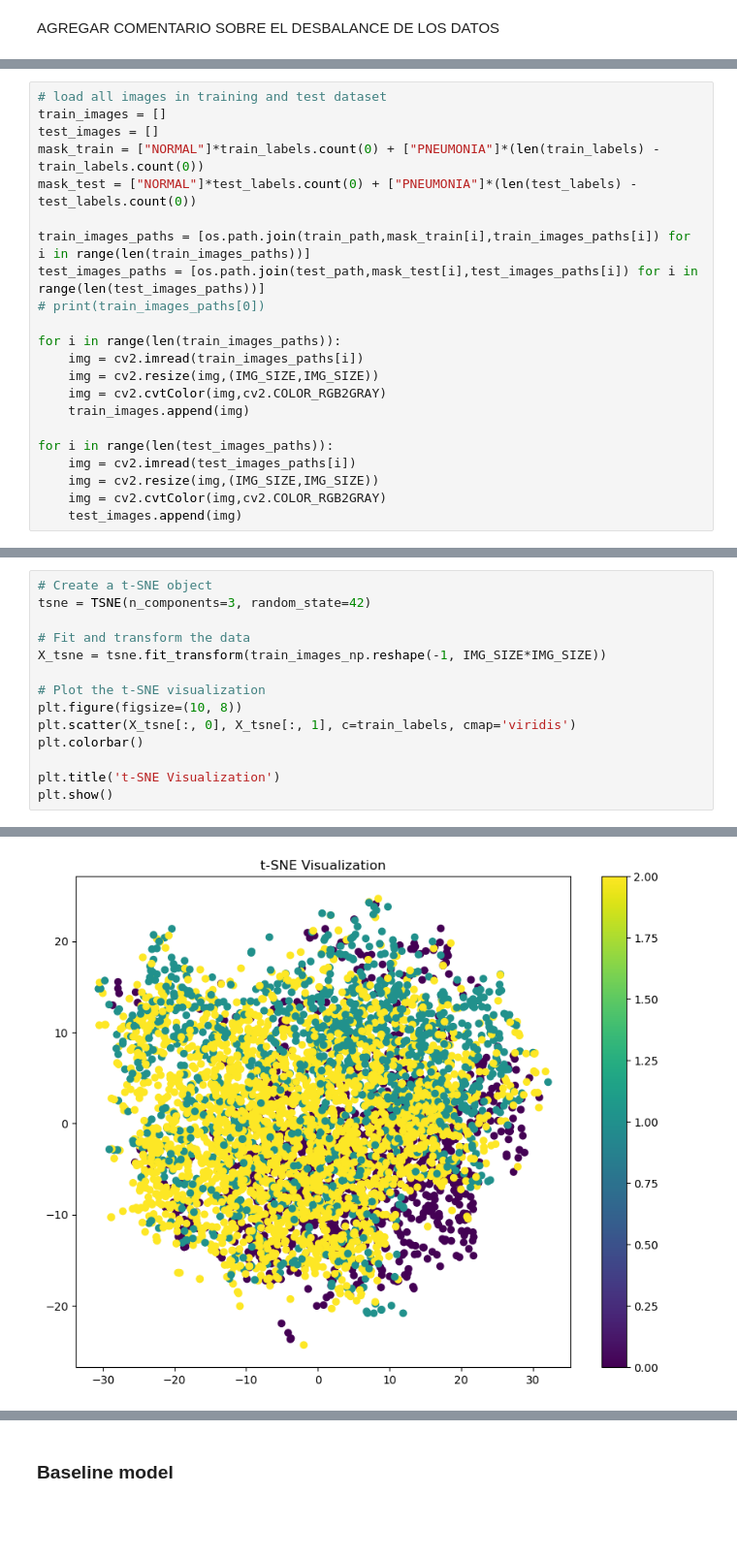
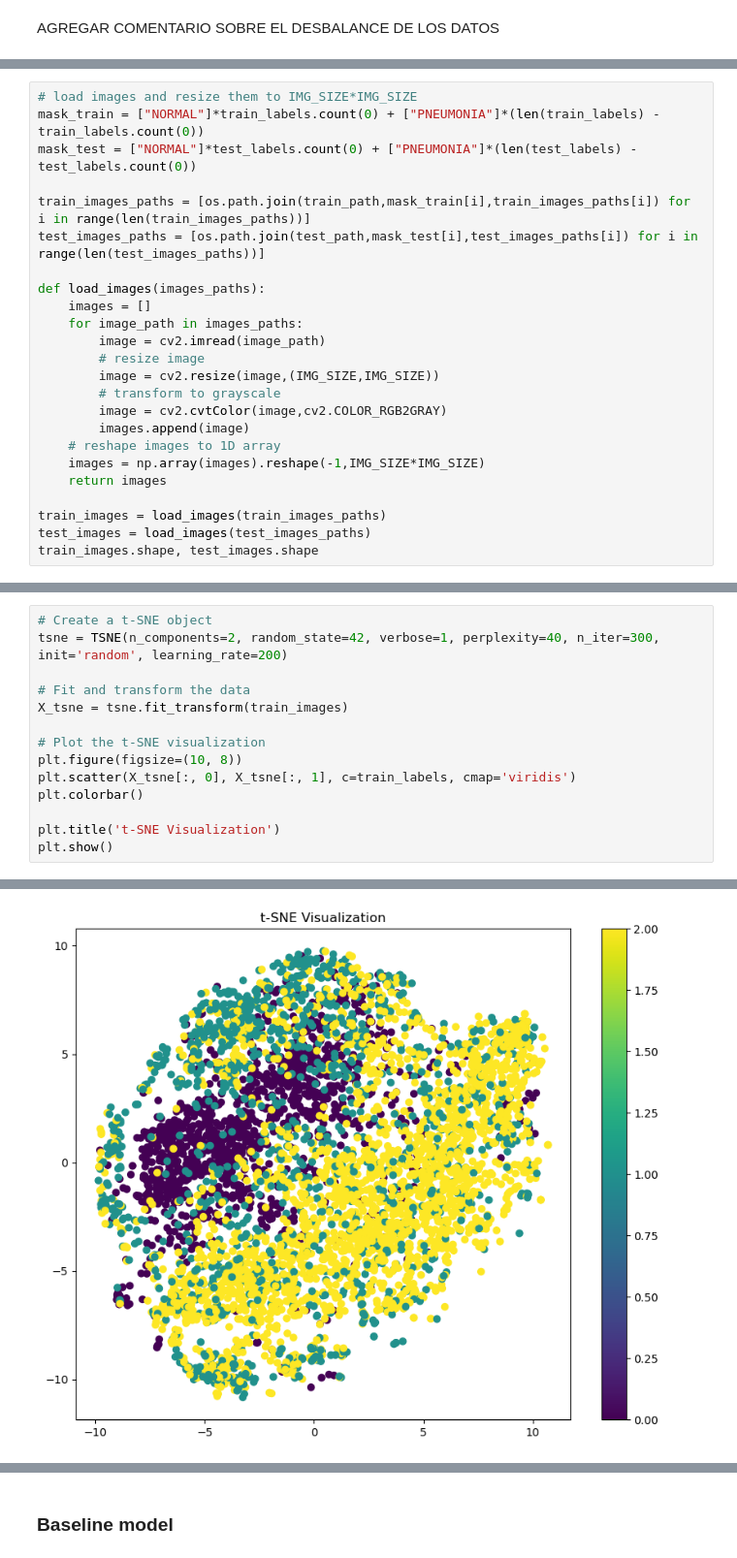
Before and after one commit to jlopetegui98/Hands-on-ML-Project, a Jupyter notebook: main.ipynb, the cells around one changed output, grey strips where cells are left out. Shown: that part at 97% size. Drawn from its saved outputs; the diff is of its cells as text; blank space fills up the shorter version.

```diff
--- a/main.ipynb
+++ b/main.ipynb
@@ -176,22 +92,24 @@ plt.show()
 # %%
-# load all images in training and test dataset
-train_images = []
-test_images = []
+# load images and resize them to IMG_SIZE*IMG_SIZE
 mask_train = ["NORMAL"]*train_labels.count(0) + ["PNEUMONIA"]*(len(train_labels) - train_labels.count(0))
 mask_test = ["NORMAL"]*test_labels.count(0) + ["PNEUMONIA"]*(len(test_labels) - test_labels.count(0))
 
 train_images_paths = [os.path.join(train_path,mask_train[i],train_images_paths[i]) for i in range(len(train_images_paths))]
 test_images_paths = [os.path.join(test_path,mask_test[i],test_images_paths[i]) for i in range(len(test_images_paths))]
-# print(train_images_paths[0])
 
-for i in range(len(train_images_paths)):
-    img = cv2.imread(train_images_paths[i])
-    img = cv2.resize(img,(IMG_SIZE,IMG_SIZE))
-    img = cv2.cvtColor(img,cv2.COLOR_RGB2GRAY)
-    train_images.append(img)
+def load_images(images_paths):
+    images = []
+    for image_path in images_paths:
+        image = cv2.imread(image_path)
+        # resize image
+        image = cv2.resize(image,(IMG_SIZE,IMG_SIZE))
+        # transform to grayscale
+        image = cv2.cvtColor(image,cv2.COLOR_RGB2GRAY)
+        images.append(image)
+    # reshape images to 1D array
+    images = np.array(images).reshape(-1,IMG_SIZE*IMG_SIZE)
+    return images
 
-for i in range(len(test_images_paths)):
-    img = cv2.imread(test_images_paths[i])
-    img = cv2.resize(img,(IMG_SIZE,IMG_SIZE))
-    img = cv2.cvtColor(img,cv2.COLOR_RGB2GRAY)
-    test_images.append(img)
+train_images = load_images(train_images_paths)
+test_images = load_images(test_images_paths)
+train_images.shape, test_images.shape
@@ -203,10 +156,10 @@ train_images_np.shape,test_images_np.shape
 ((5232, 28, 28), (624, 28, 28))
 # %%
 # Create a t-SNE object
-tsne = TSNE(n_components=3, random_state=42)
+tsne = TSNE(n_components=2, random_state=42, verbose=1, perplexity=40, n_iter=300, init='random', learning_rate=200)
 
 # Fit and transform the data
-X_tsne = tsne.fit_transform(train_images_np.reshape(-1, IMG_SIZE*IMG_SIZE))
+X_tsne = tsne.fit_transform(train_images)
 
 # Plot the t-SNE visualization
 plt.figure(figsize=(10, 8))
@@ -219,4 +184,4 @@ plt.show()
-[figure, old version]
+[figure, new version]
 # %%
 # visualize data using PCA
 
```
Also changed, not shown: parts of 21 cells of this notebook.
